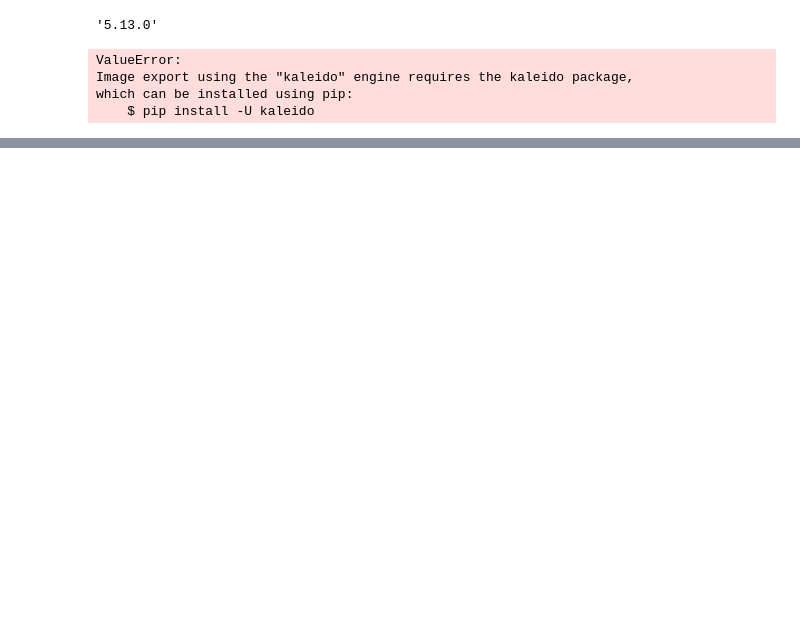
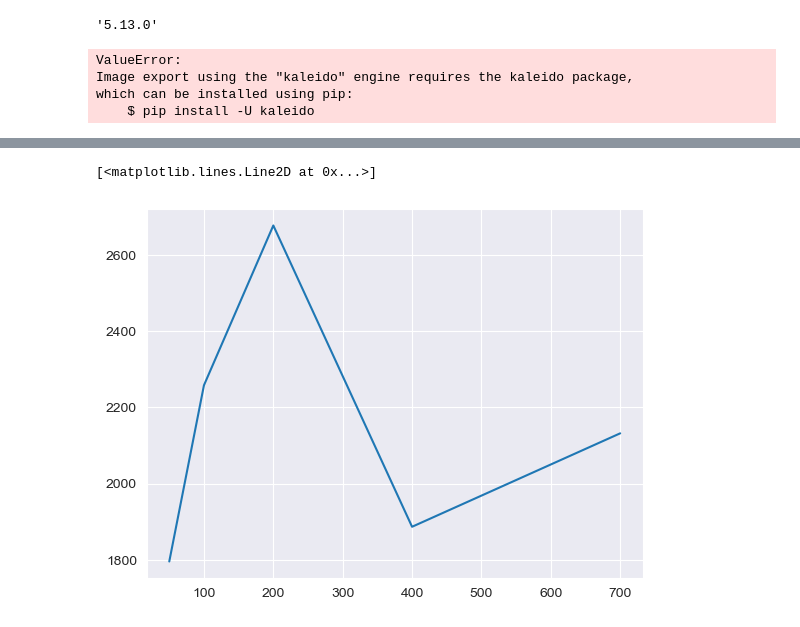
Before and after one commit to Praetor07/ISDC, a Jupyter notebook: Visuals.ipynb, the cells around one changed output, grey strips where cells are left out. Saved outputs shown, nothing was run; the diff lists cells and outputs as text; code cells hidden in the pictures; blank space fills up the shorter version.

Commit message:
Editted images

```diff
--- a/Visuals.ipynb
+++ b/Visuals.ipynb
@@ -64,3 +64,12 @@ fig = gp.Figure(gp.Bar(y = pivot_df['Race'], x = pivot_df['Total'], orientation
 fig.show()
 # %% [output]
 [interactive output not drawn]
+# %%
+import seaborn as sns
+import matplotlib.pyplot as plt
+x = [50,100,200,400,700]
+y = [1796,2258,2677, 1887, 2132]
+plt.plot(x,y)
+# %% [output]
+[<matplotlib.lines.Line2D at 0x...>]
+[figure, added]
```
Also changed, not shown: 20 other files.
